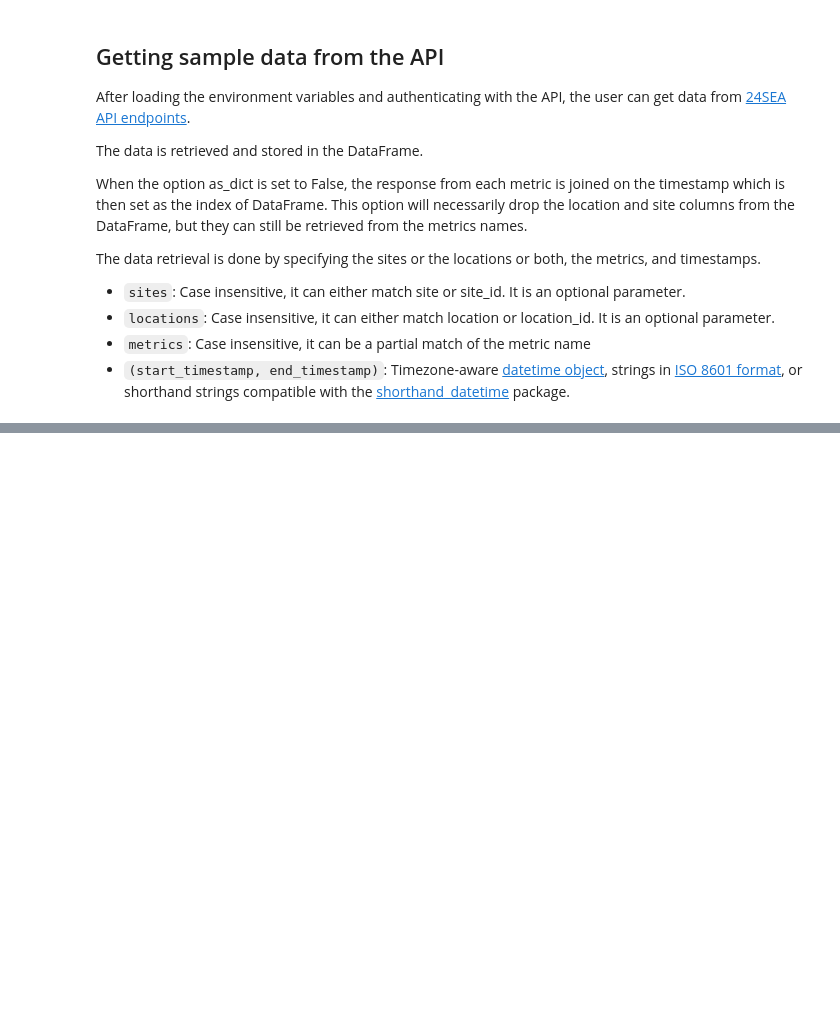
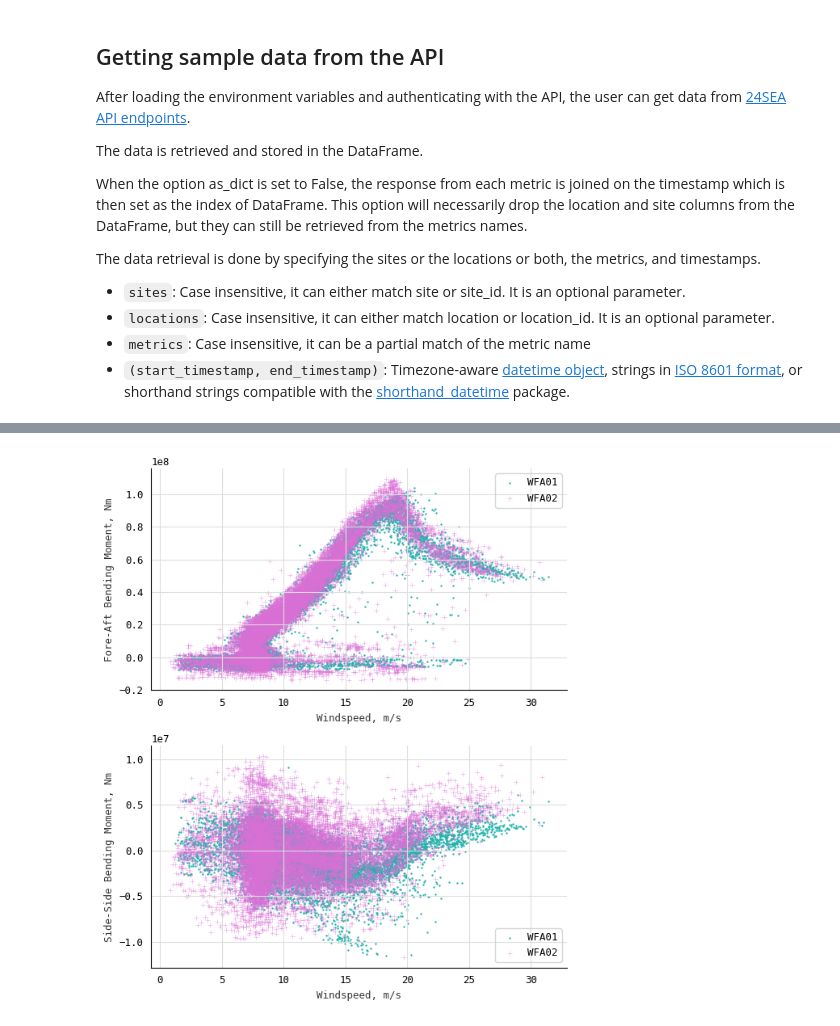
Before and after one commit to OWI-Lab/api-24sea-binder-tutorial, a Jupyter notebook: API_24SEA_data_retrieval.ipynb, the cells around one changed output, grey strips where cells are left out. Saved outputs shown, nothing was run; the diff lists cells and outputs as text; code cells hidden in the pictures; blank space fills up the shorter version.

```diff
--- a/API_24SEA_data_retrieval.ipynb
+++ b/API_24SEA_data_retrieval.ipynb
@@ -268,0 +278,27 @@ plt.show();
+# %%
+# Plot 10-minute average Bending Moments against the wind speed
+fig, axs = plt.subplots(2, 1, figsize=(6, 7))
+
+ax = df.plot("mean_WF_A01_windspeed", "mean_WF_A01_TP_SG_LAT010_Mtn",
+             ax=axs[0], kind="scatter", color="lightseagreen", marker=".", s=2,
+             label="WFA01")
+df.plot("mean_WF_A02_windspeed", "mean_WF_A02_TP_SG_LAT010_Mtn", kind="scatter",
+        ax=ax, marker="+", color="orchid", alpha=0.5,
+        label="WFA02")
+
+ax.set_xlabel("Windspeed, m/s")
+ax.set_ylabel("Fore-Aft Bending Moment, Nm")
+
+ax2 = df.plot("mean_WF_A01_windspeed", "mean_WF_A01_TP_SG_LAT010_Mtl",
+              ax=axs[1], kind="scatter", color="lightseagreen", marker=".", s=2,
+              label="WFA01")
+df.plot("mean_WF_A02_windspeed", "mean_WF_A02_TP_SG_LAT010_Mtl", kind="scatter",
+        ax=ax2, marker="+", color="orchid", alpha=0.5,
+        label="WFA02")
+
+ax2.set_xlabel("Windspeed, m/s")
+ax2.set_ylabel("Side-Side Bending Moment, Nm")
+
+plt.tight_layout();
+# %% [output]
+[figure, added]
```
Also changed, not shown: parts of 10 cells of this notebook.
